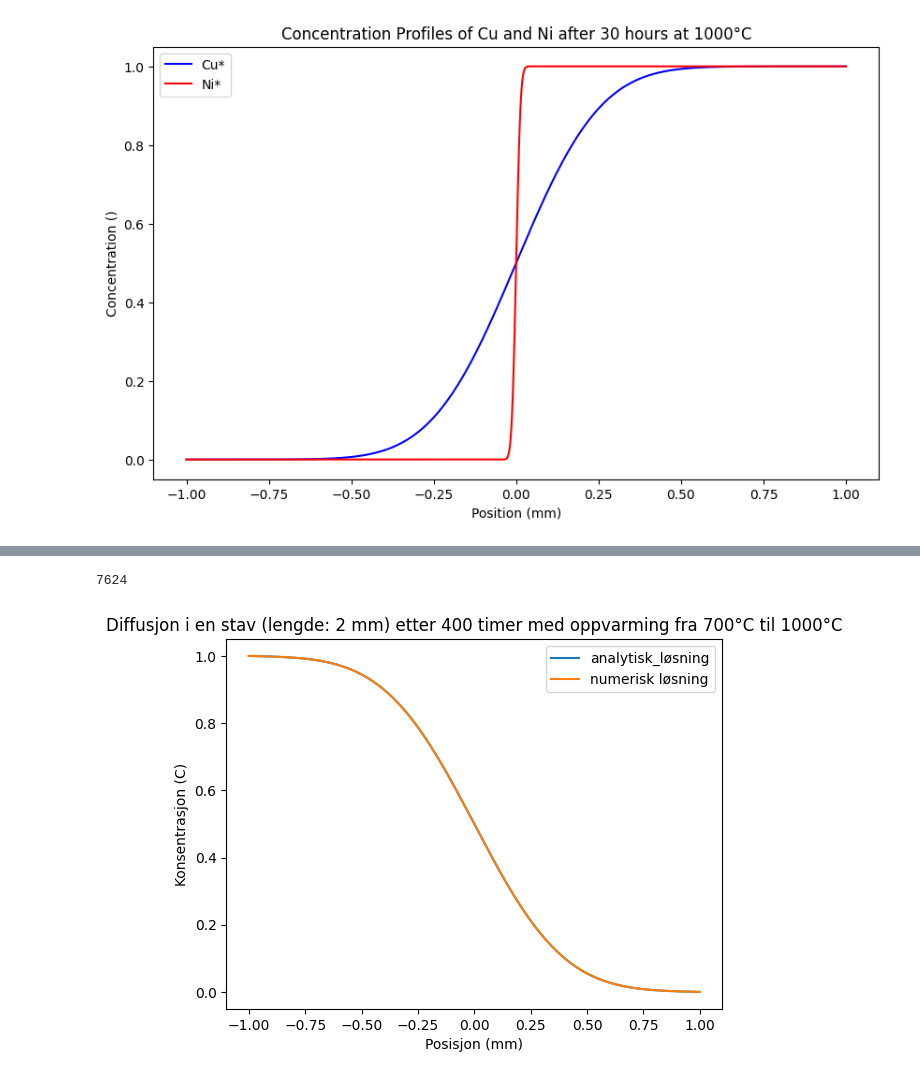
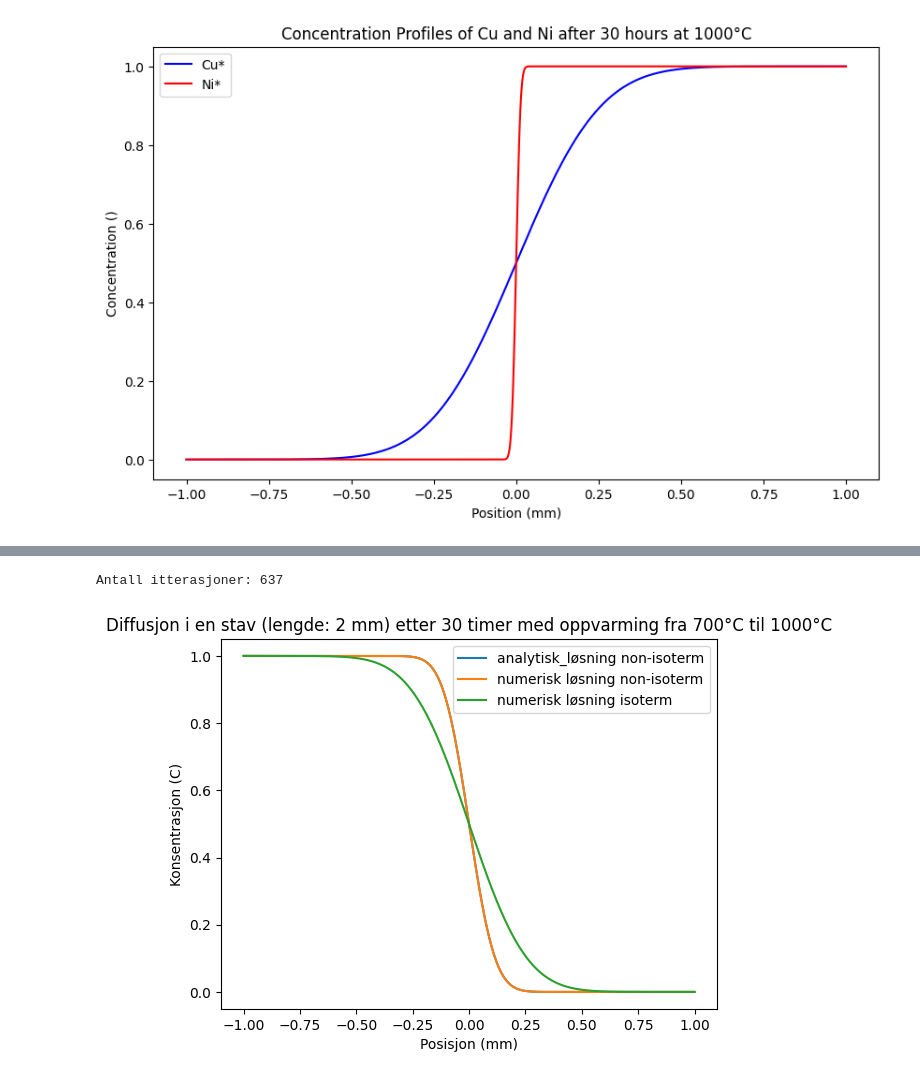
Before and after one commit to hedkjel/TMA4260-Project1, a Jupyter notebook: Isak prosjekt 1.ipynb, the cells around one changed output, grey strips where cells are left out. Cells and saved outputs as stored; diff of their text form; code cells hidden in the pictures.

```diff
--- a/Isak prosjekt 1.ipynb
+++ b/Isak prosjekt 1.ipynb
@@ -191,8 +191,8 @@ def itterering_2(C, D, dx, t_slutt, alpha=0.4):
     return lagring
 
 #----------- Parametere -----------------
-Gridpunkter = 1000 #antall punkter
-t_slutt = 3600 * 400 # timer
+Gridpunkter = 300 #antall punkter
+t_slutt = 3600 * 700 # timer
 T = 1000 + 273 # K
 L = 1e-3 # m, avstand fra sentrum til endene av staven
 
@@ -211,7 +211,7 @@ D = D_arrhenius(D0, Q, T)
 
 # ------------- Fastholdt konsentrasjon ved endene (C=1 ved x=-L, C=0 ved x=L) ----------------
 analy = analytical_solution(posisjoner_mange, t_slutt, T)
-num = itterering_1(konsentrasjoner,D,dx,t_slutt)
+num = itterering_1(konsentrasjoner,D,dx,t_slutt,alpha=0.4)
 plt.plot(posisjoner_mange * 1e3,analy,label="analytisk_løsning")
 plt.plot(posisjoner * 1e3,num[-1],label="numerisk løsning")   # num[-1] = siste tidssteg
 plt.xlabel('Posisjon (mm)')
@@ -224,7 +224,7 @@ plt.plot()
 # Concentration_profile er Hedda sin funksjon fra cellen over.
 # C1=1, C2=0 gir samme orientering som her: C=1 for x<0, C=0 for x>0
 analy_erf = [Concentration_profile(xi, t_slutt, D, 1, 0) for xi in posisjoner_mange]
-num_2 = itterering_2(konsentrasjoner, D, dx, t_slutt)   # nullfluks: C[0]=C[1], C[-1]=C[-2]
+num_2 = itterering_2(konsentrasjoner, D, dx, t_slutt, alpha=0.4)   # nullfluks: C[0]=C[1], C[-1]=C[-2]
 
 plt.figure()
 plt.plot(posisjoner_mange * 1e3, analy_erf, label="analytisk erf (uendelig stav)")
@@ -254,7 +269,7 @@ def itterering_anealing(C,T_start,T_end,dx,t_slutt,alpha=0.4):
         lagring.append(C.copy())
         tid += dt
         itterasjoner += 1
-    print(itterasjoner)
+    print("Antall itterasjoner:", itterasjoner)
     return lagring
 
 def akkumulert_Dt(T_start, T_slutt, t_slutt, n=10000):
@@ -263,7 +278,6 @@ def akkumulert_Dt(T_start, T_slutt, t_slutt, n=10000):
     return np.trapezoid(D_arrhenius(D0, Q, T_av_t), t)
 
 def analytisk_Anealing(x, Dt, M=500):
-    """Samme rekke, men med akkumulert Dt i stedet for D*t."""
     C = 0.5 - x / (2 * L)
     for m in range(1, M + 1):
         C -= (1/(m*np.pi)) * np.sin(m*np.pi*x/L) * np.exp(-(m*np.pi/L)**2 * Dt)
@@ -271,39 +285,41 @@ def analytisk_Anealing(x, Dt, M=500):
 
 #------------ Parametere -----------------
 Gridpunkter = 500 #antall punkter
-t_slutt = 3600 * 400 # timer
+t_slutt = 3600 * 30 # timer
 T = 1000 + 273 # K
 L = 1e-3 # m, avstand fra sentrum til endene av staven
 T_start = 700 + 273 # K
 T_slutt = 1000 + 273 # K
 
 
 D0, Q = 31e-6, 200.3e3  # Tabell 2.2 i P&E, Cu* i Cu (samme verdier som Hedda)
 
 # C_grid
 konsentrasjoner = np.zeros(Gridpunkter)
 konsentrasjoner[:Gridpunkter//2] = 1.0
 
 # posisjoner
 dx = 2*L / (Gridpunkter - 1)   # samme avstand som linspace gir
 posisjoner = np.linspace(-L,L,Gridpunkter)
 posisjoner_mange = np.linspace(-L,L,1000)
 
 
 Dt = akkumulert_Dt(T_start, T_slutt, t_slutt)   # erstatter D*t naar D ikke er konstant
 analy = analytisk_Anealing(posisjoner_mange, Dt)
 num = itterering_anealing(konsentrasjoner,T_start,T_slutt,dx,t_slutt)
+num_isoterm = itterering_1(konsentrasjoner,D,dx,t_slutt)
 
-plt.plot(posisjoner_mange * 1e3,analy,label="analytisk_løsning")
-plt.plot(posisjoner * 1e3,num[-1],label="numerisk løsning")   # num[-1] = siste tidssteg
+plt.plot(posisjoner_mange * 1e3,analy,label="analytisk_løsning non-isoterm")
+plt.plot(posisjoner * 1e3,num[-1],label="numerisk løsning non-isoterm")   # num[-1] = siste tidssteg
+plt.plot(posisjoner * 1e3,num_isoterm[-1],label="numerisk løsning isoterm")   # num_isoterm[-1] = siste tidssteg
 plt.xlabel('Posisjon (mm)')
 plt.ylabel('Konsentrasjon (C)')
 plt.title(f'Diffusjon i en stav (lengde: {2*L*1e3:.0f} mm) etter {t_slutt/3600:.0f} timer med oppvarming fra {T_start-273}°C til {T_slutt-273}°C')
 plt.legend()
 plt.show()
 # %% [output]
-7624
+Antall itterasjoner: 637
-[figure, old version]
+[figure, new version]
 # %%
 #Monte carlo tilnærming for å finne ficks første lov gjennom vakanser
 
```
Also changed, not shown: parts of 3 cells of this notebook.
